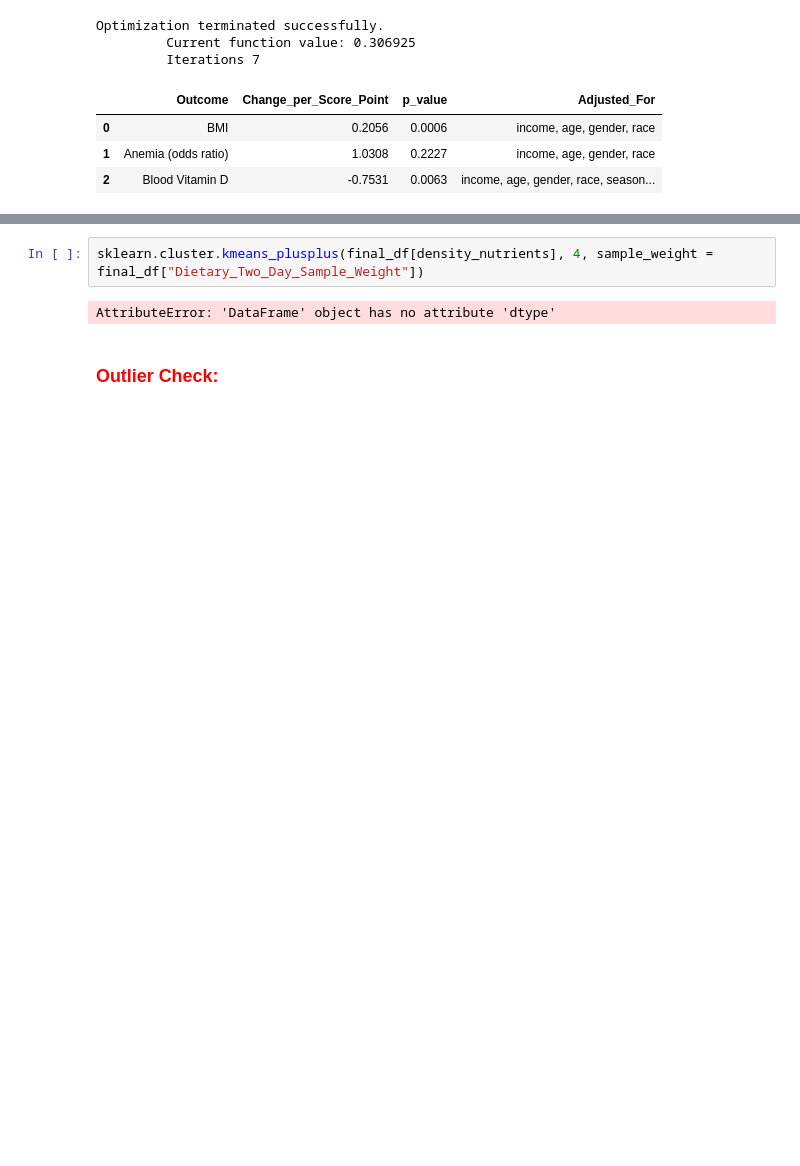
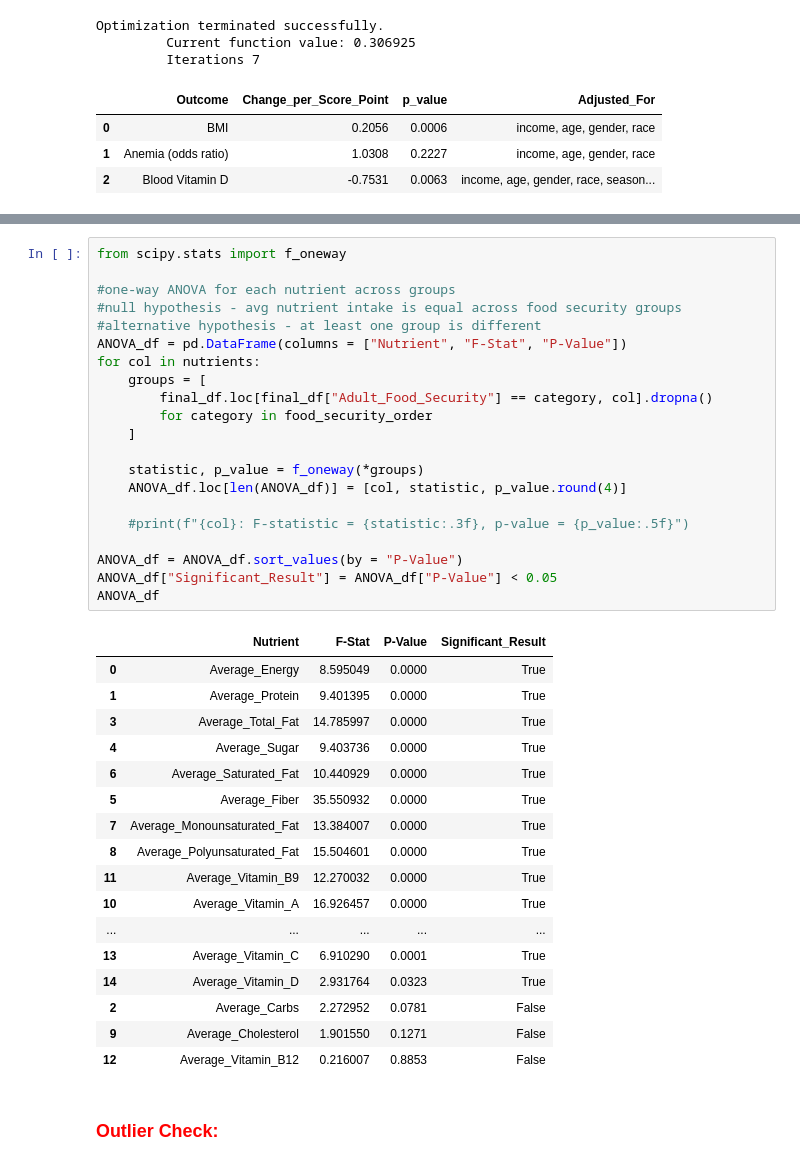
Before and after one commit to ernesthang12/STA-160-Final-Project, a Jupyter notebook: code/STA160 Final Project.ipynb, the cells around one changed output, grey strips where cells are left out. Drawn from its saved outputs; the diff is of its cells as text; blank space fills up the shorter version.

```diff
--- a/code/STA160 Final Project.ipynb
+++ b/code/STA160 Final Project.ipynb
@@ -1558,7 +1606,42 @@ Optimization terminated successfully.
 # %%
-sklearn.cluster.kmeans_plusplus(final_df[density_nutrients], 4, sample_weight = final_df["Dietary_Two_Day_Sample_Weight"])
+from scipy.stats import f_oneway
+
+#one-way ANOVA for each nutrient across groups
+#null hypothesis - avg nutrient intake is equal across food security groups
+#alternative hypothesis - at least one group is different
+ANOVA_df = pd.DataFrame(columns = ["Nutrient", "F-Stat", "P-Value"])
+for col in nutrients:
+    groups = [
+        final_df.loc[final_df["Adult_Food_Security"] == category, col].dropna()
+        for category in food_security_order
+    ]
+
+    statistic, p_value = f_oneway(*groups)
+    ANOVA_df.loc[len(ANOVA_df)] = [col, statistic, p_value.round(4)]
+
+    #print(f"{col}: F-statistic = {statistic:.3f}, p-value = {p_value:.5f}")
+
+ANOVA_df = ANOVA_df.sort_values(by = "P-Value")
+ANOVA_df["Significant_Result"] = ANOVA_df["P-Value"] < 0.05
+ANOVA_df
 # %% [output]
-AttributeError: 'DataFrame' object has no attribute 'dtype'
+|  | Nutrient | F-Stat | P-Value | Significant_Result |
+| 0 | Average_Energy | 8.595049 | 0.0000 | True |
+| 1 | Average_Protein | 9.401395 | 0.0000 | True |
+| 3 | Average_Total_Fat | 14.785997 | 0.0000 | True |
+| 4 | Average_Sugar | 9.403736 | 0.0000 | True |
+| 6 | Average_Saturated_Fat | 10.440929 | 0.0000 | True |
+| 5 | Average_Fiber | 35.550932 | 0.0000 | True |
+| 7 | Average_Monounsaturated_Fat | 13.384007 | 0.0000 | True |
+| 8 | Average_Polyunsaturated_Fat | 15.504601 | 0.0000 | True |
+| 11 | Average_Vitamin_B9 | 12.270032 | 0.0000 | True |
+| 10 | Average_Vitamin_A | 16.926457 | 0.0000 | True |
+| ... | ... | ... | ... | ... |
+| 13 | Average_Vitamin_C | 6.910290 | 0.0001 | True |
+| 14 | Average_Vitamin_D | 2.931764 | 0.0323 | True |
+| 2 | Average_Carbs | 2.272952 | 0.0781 | False |
+| 9 | Average_Cholesterol | 1.901550 | 0.1271 | False |
+| 12 | Average_Vitamin_B12 | 0.216007 | 0.8853 | False |
 # %% [markdown]
 ### <span style=color:red>Outlier Check:</span>
 # %%
```
Also changed, not shown: parts of 5 cells of this notebook.
